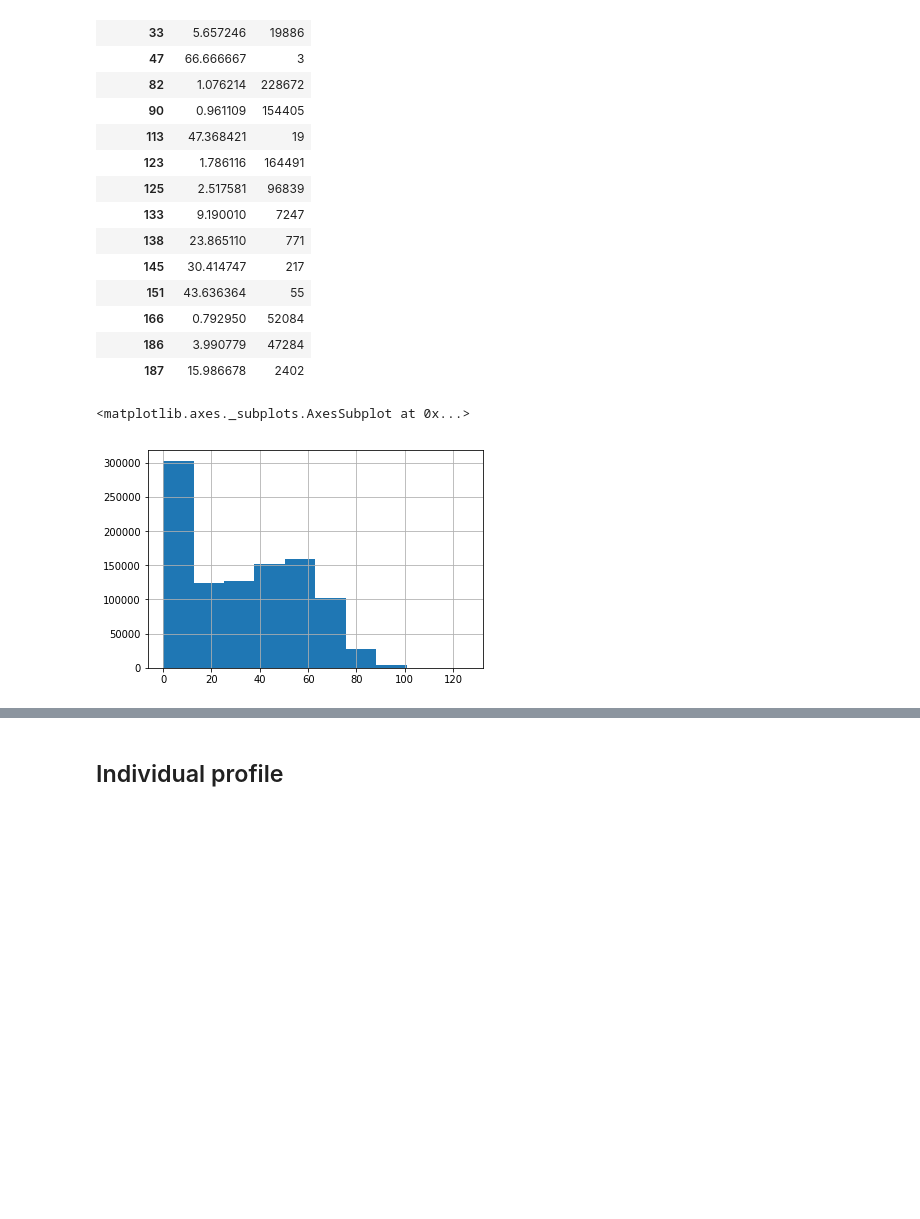
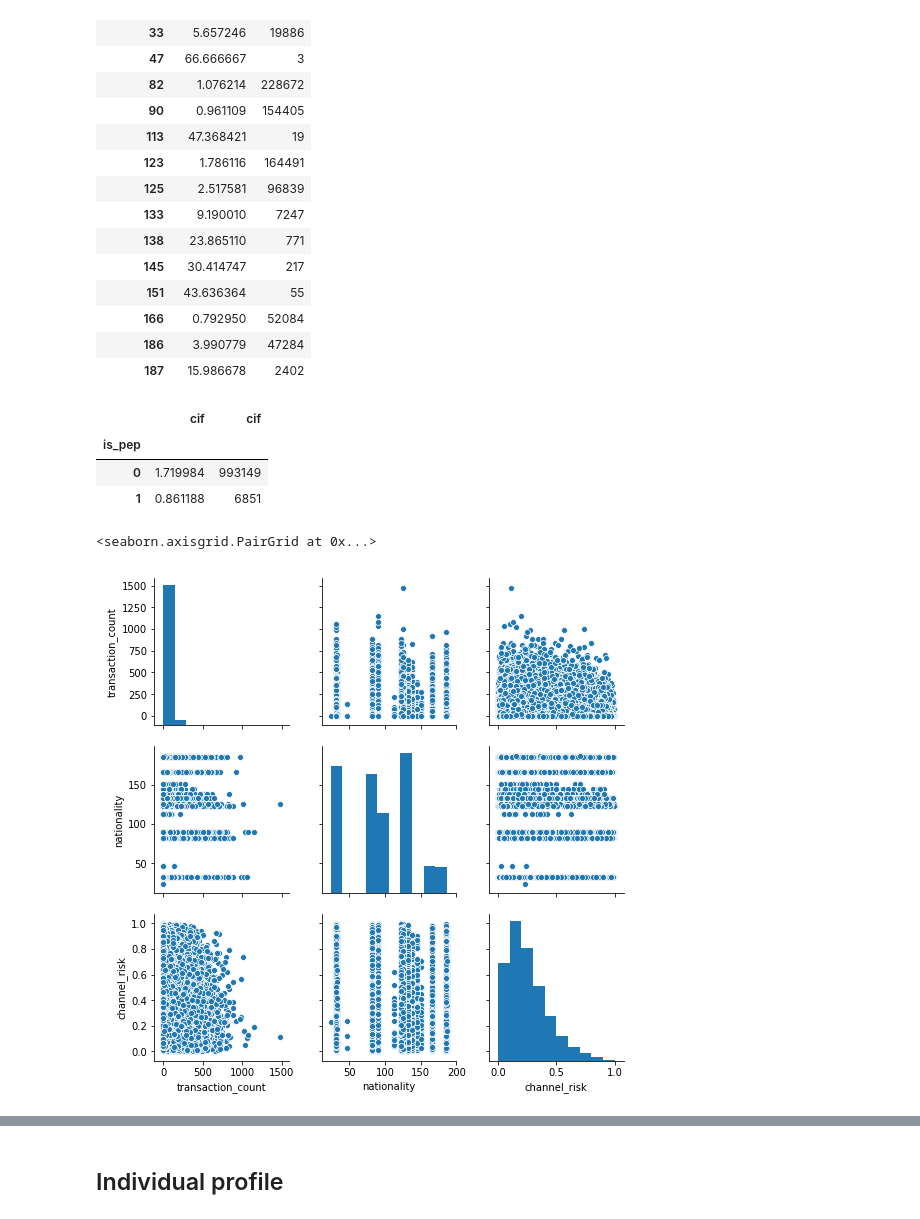
Before and after one commit to Lamiaka/hack-n-lead-2019, a Jupyter notebook: Exploration/Exploration_LK.ipynb, the cells around one changed output, grey strips where cells are left out. Drawn from its saved outputs; the diff is of its cells as text; code cells hidden in the pictures; blank space fills up the shorter version.

```diff
--- a/Exploration/Exploration_LK.ipynb
+++ b/Exploration/Exploration_LK.ipynb
@@ -88,8 +140,20 @@ pd.concat(objs = [ShareSuspiciousByNationality*100,CustomersByNationality], axis
 | 166 | 0.792950 | 52084 |
 | 186 | 3.990779 | 47284 |
 | 187 | 15.986678 | 2402 |
-# %%
-data.age.hist()
-# %% [output]
-<matplotlib.axes._subplots.AxesSubplot at 0x...>
-[figure, removed]
+# %%
+#Percentage of customer being suspicious by ispep
+CustomersByispep = data[['cif','is_pep']].groupby('is_pep').count()
+SuspiciousByispep = data[data.suspicious == 1][['cif','is_pep']].groupby('is_pep').count()
+
+ShareSuspiciousByispep = SuspiciousByispep/CustomersByispep
+pd.concat(objs = [ShareSuspiciousByispep*100,CustomersByispep], axis = 1)
+# %% [output]
+|  | cif | cif |
+| is_pep |  |  |
+| 0 | 1.719984 | 993149 |
+| 1 | 0.861188 | 6851 |
+# %%
+sns.pairplot(data=data[['transaction_count','nationality','channel_risk']])
+# %% [output]
+<seaborn.axisgrid.PairGrid at 0x...>
+[figure, added]
```
Also changed, not shown: parts of 33 cells of this notebook, 2 other files.
